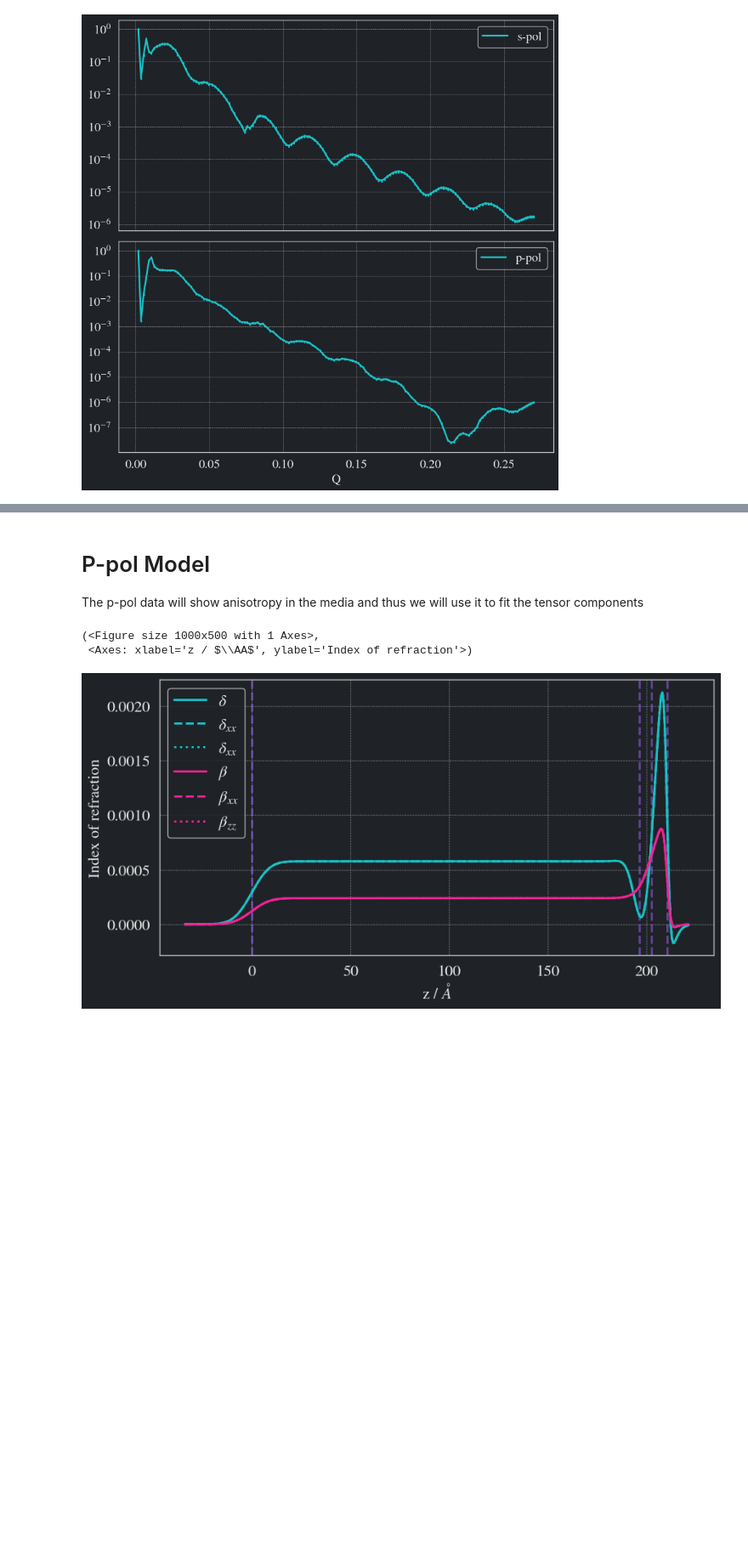
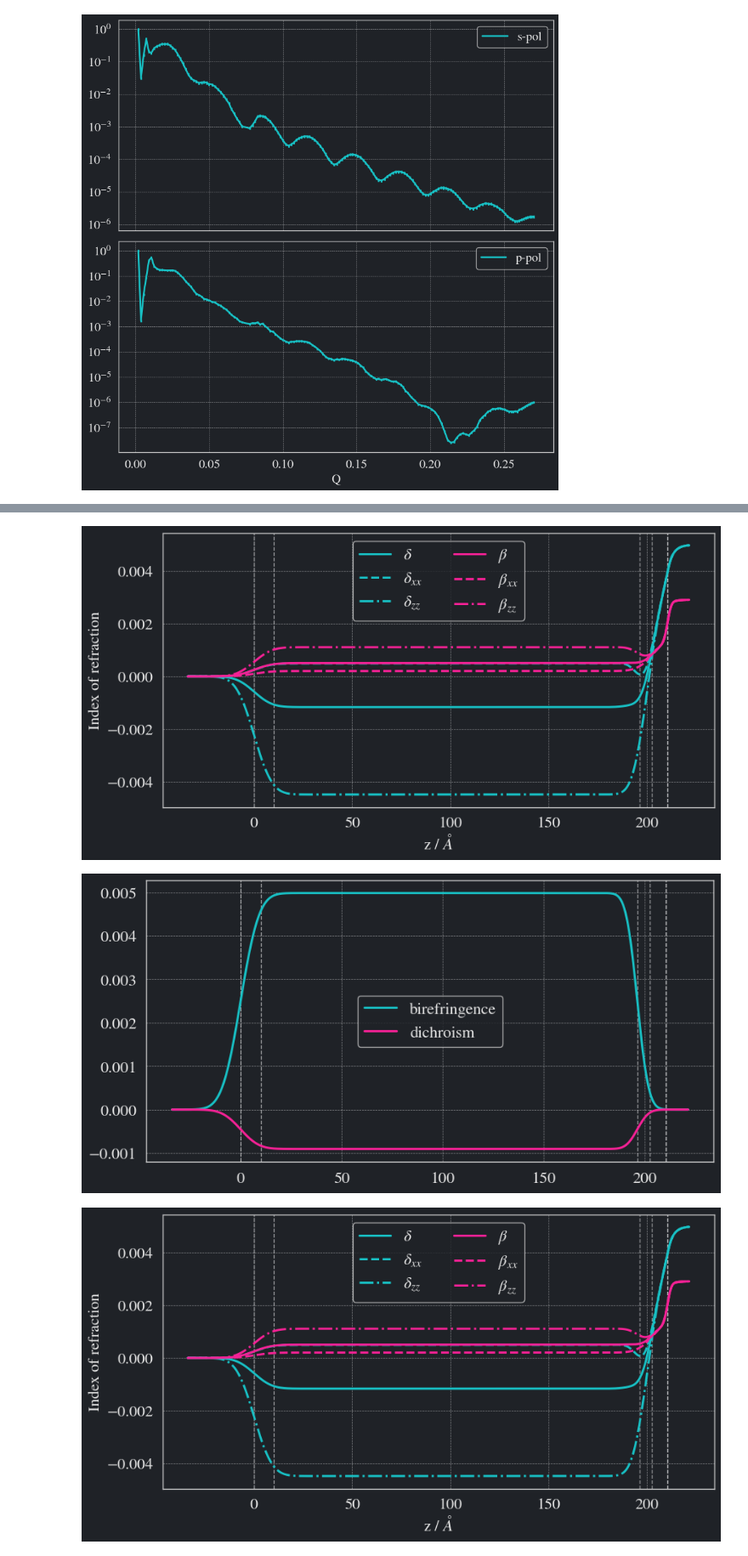
Before and after one commit to WSU-Carbon-Lab/pyref, a Jupyter notebook: docs/FittingSP.ipynb, the cells around one changed output, grey strips where cells are left out. Shown at 85% size. Saved outputs shown, nothing was run; the diff lists cells and outputs as text; code cells hidden in the pictures; blank space fills up the shorter version.

```diff
--- a/docs/FittingSP.ipynb
+++ b/docs/FittingSP.ipynb
@@ -57,4 +40,0 @@ struct
-# %% [markdown]
-# P-pol Model
-
-The p-pol data will show anisotropy in the media and thus we will use it to fit the tensor components
@@ -179,6 +41,49 @@ structure = Structure(slabs)
-# %%
-structure.struct.plot()
-# %% [output]
-(<Figure size 1000x500 with 1 Axes>,
- <Axes: xlabel='z / $\\AA$', ylabel='Index of refraction'>)
-[figure, removed]
+# %%
+# Collect structure parameters
+znpc_mono_struct_file = db.get_struct("ZnPc_RoomTemp")
+znpc_oc = db.get_oc("C32H16N8Zn")
+
+si_thick = znpc_mono_struct_file["Si"]["thickness"]
+si_rough = znpc_mono_struct_file["Si"]["roughness"]
+si_density = znpc_mono_struct_file["Si"]["density"]
+
+sio2_thick = znpc_mono_struct_file["SiO2"]["thickness"]
+sio2_rough = znpc_mono_struct_file["SiO2"]["roughness"]
+sio2_density = znpc_mono_struct_file["SiO2"]["density"]
+
+c_amor_thick = znpc_mono_struct_file["C"]["thickness"]
+c_amor_rough = znpc_mono_struct_file["C"]["roughness"]
+c_amor_density = znpc_mono_struct_file["C"]["density"]
+
+znpc_thick = znpc_mono_struct_file["C32H16N8Zn"]["thickness"]
+znpc_rough = znpc_mono_struct_file["C32H16N8Zn"]["roughness"]
+znpc_density = znpc_mono_struct_file["C32H16N8Zn"]["density"]
+# %%
+ens = [283.7, 283.7]
+
+ns = znpc_oc(ens, density = znpc_density)
+
+
+vac = [PXR_MaterialSLD("", 0, en)(0, 0) for en in ens]
+si = [PXR_MaterialSLD("Si", 2.33, en, name="Si")(si_thick,si_rough) for en in ens]
+sio2 = [PXR_MaterialSLD("SiO2", sio2_density, en, name="SiO2")(sio2_thick,sio2_rough) for en in ens]
+c_amor = [PXR_MaterialSLD("C", c_amor_density, en, name="C_Amorphous")(c_amor_thick, c_amor_rough) for en in ens]
+
+znpc_surf_thick = 10
+
+znpc = [PXR_SLD(n, symmetry="uni", name = "ZnPc")(znpc_thick-znpc_surf_thick, znpc_rough) for _, n in zip(ens, ns)]
+
+znpc_surf = [PXR_SLD(ns[i], symmetry="uni", name = "ZnPc_surf")(znpc_surf_thick, znpc_rough) for i, _ in enumerate(ens)]
+
+# znpc_sub_surf = [PXR_SLD(ns[i], symmetry="uni", name = "ZnPc_sib_surf")(znpc_surf_thick, znpc_rough) for i, _ in enumerate(ens)]
+
+# znpc_sub = [PXR_SLD(ns[i], symmetry="uni", name = "ZnPc_sub")(znpc_surf_thick, znpc_rough) for i, _ in enumerate(ens)]
+
+structs = [vac[i] | znpc_surf[i] | znpc[i] | c_amor[i] | sio2[i] | si[i] for i in range(len(ens))]
+
+for struc in structs:
+    struc.plot(difference=True)
+# %% [output]
+[figure, added]
+[figure, added]
+[figure, added]
```
Also changed, not shown: parts of 11 cells of this notebook, 3 other files.
